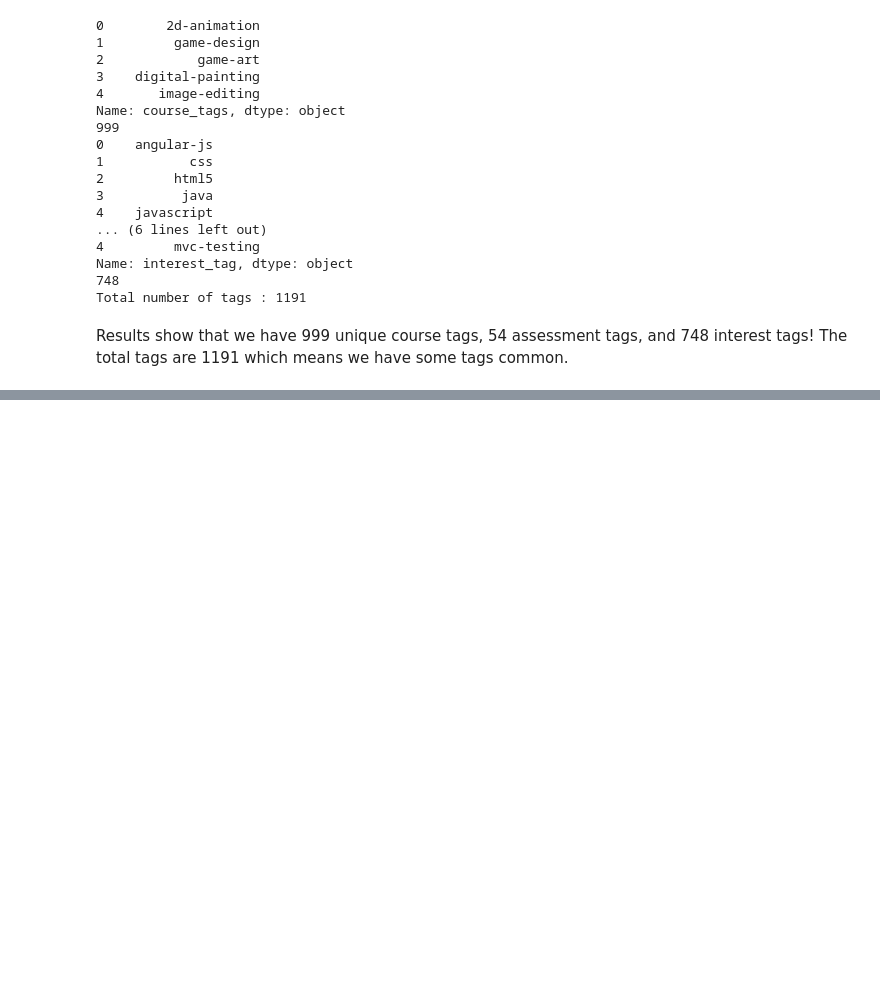
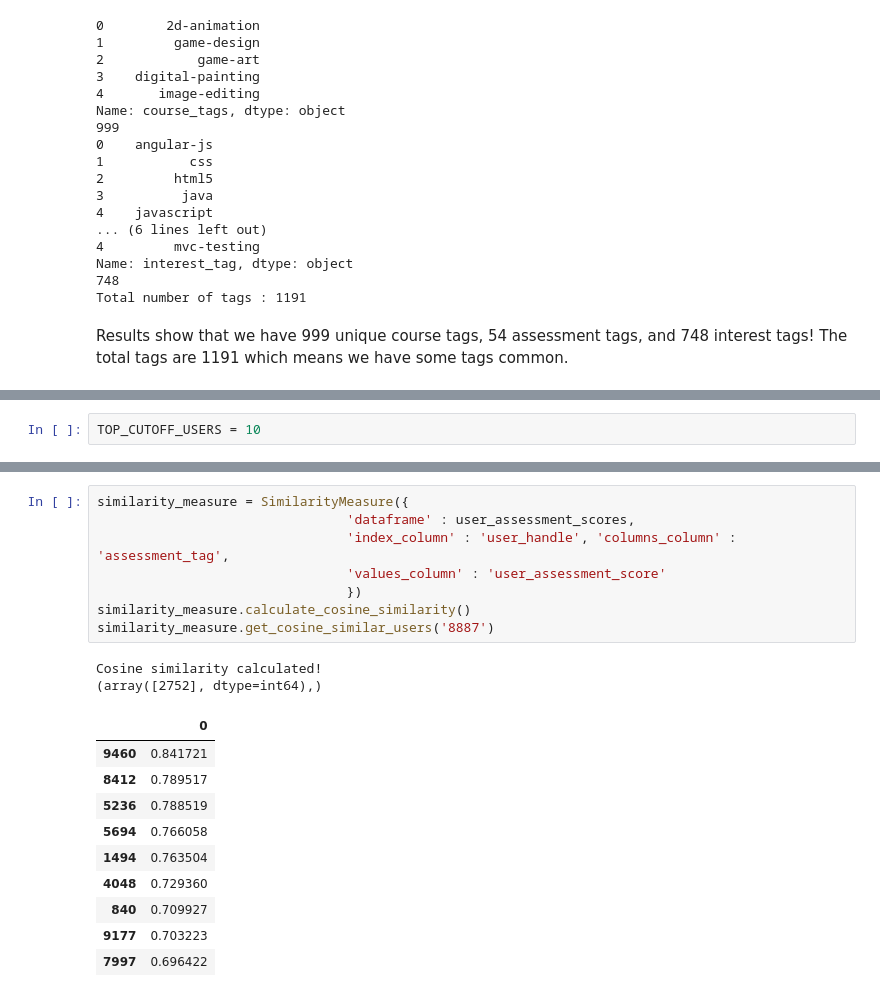
Before and after one commit to amandeepfj/MachineLearningProject, a Jupyter notebook: Data Understanding/DataUnderstanding.ipynb, the cells around one changed output, grey strips where cells are left out. Drawn from its saved outputs; the diff is of its cells as text; blank space fills up the shorter version.

```diff
--- a/Data Understanding/DataUnderstanding.ipynb
+++ b/Data Understanding/DataUnderstanding.ipynb
@@ -232,0 +230,2 @@ sns.distplot(user_assessment_scores['user_assessment_score'].dropna())
+# %%
+TOP_CUTOFF_USERS = 10
@@ -232,0 +289,21 @@ sns.distplot(user_assessment_scores['user_assessment_score'].dropna())
+# %%
+similarity_measure = SimilarityMeasure({
+                                'dataframe' : user_assessment_scores,
+                                'index_column' : 'user_handle', 'columns_column' : 'assessment_tag',
+                                'values_column' : 'user_assessment_score'
+                                })
+similarity_measure.calculate_cosine_similarity()
+similarity_measure.get_cosine_similar_users('8887')
+# %% [output]
+Cosine similarity calculated!
+(array([2752], dtype=int64),)
+|  | 0 |
+| 9460 | 0.841721 |
+| 8412 | 0.789517 |
+| 5236 | 0.788519 |
+| 5694 | 0.766058 |
+| 1494 | 0.763504 |
+| 4048 | 0.729360 |
+| 840 | 0.709927 |
+| 9177 | 0.703223 |
+| 7997 | 0.696422 |
```
Also changed, not shown: parts of 11 cells of this notebook.
